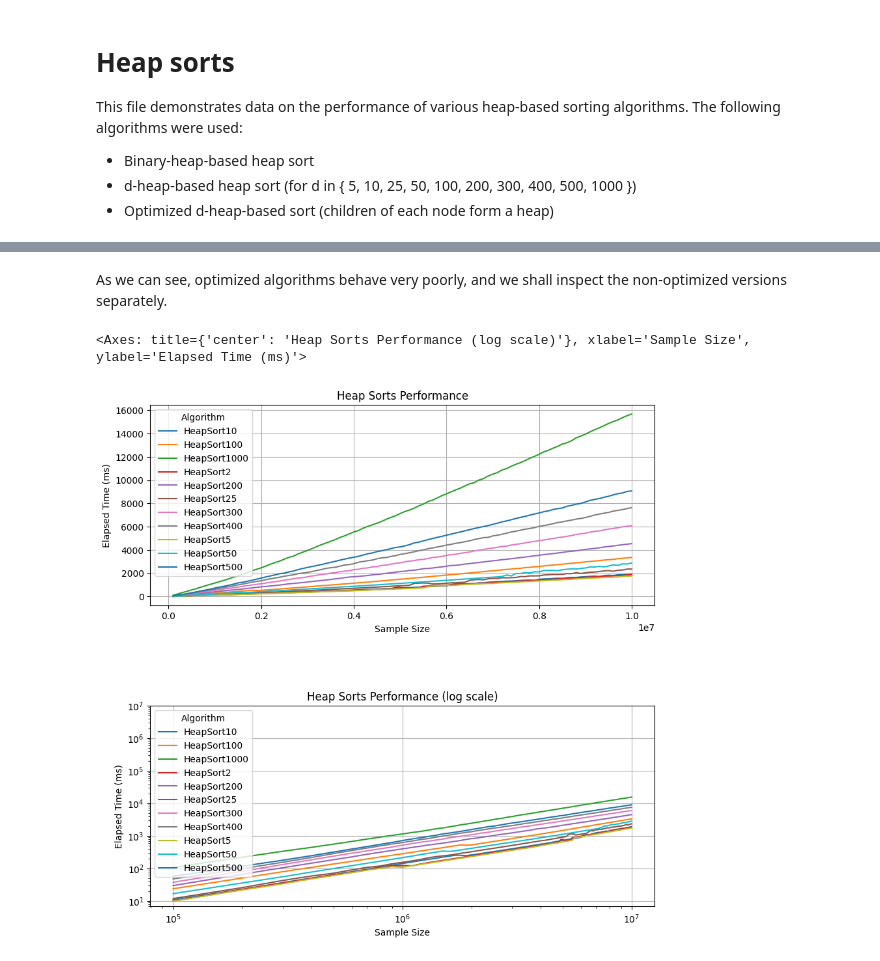
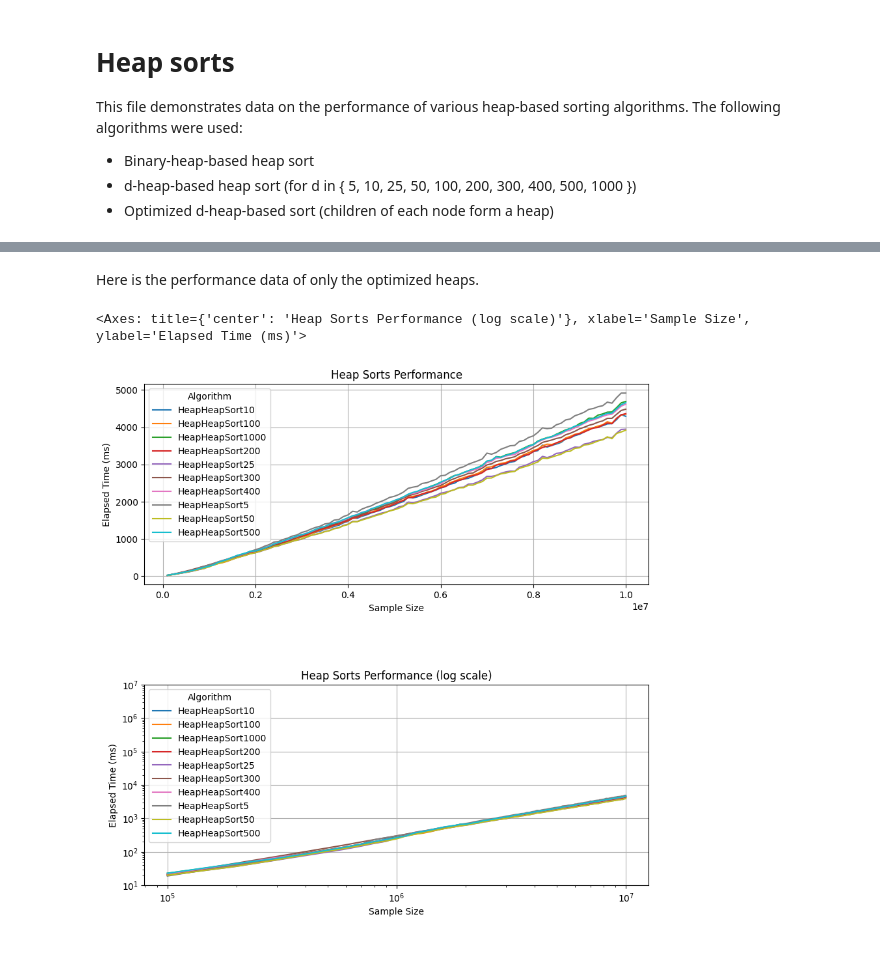
Before and after one commit to MeerkatBoss/HeapPractice, a Jupyter notebook: heap_sort.ipynb, the cells around one changed output, grey strips where cells are left out. Cells and saved outputs as stored; diff of their text form; code cells hidden in the pictures.

```diff
--- a/heap_sort.ipynb
+++ b/heap_sort.ipynb
@@ -17,7 +16,7 @@ import pandas as pd
 import numpy as np
 import matplotlib.pyplot as plt
 # %%
-csv_files = ["results/bin_heap_sort.csv", "results/heap_sort.csv"]
+csv_files = ["results/heap_sort.csv"]
 df = pd.concat((pd.read_csv(f) for f in csv_files), ignore_index=True)
 df = df.pivot(index="Sample Size", columns="Algorithm", values="Elapsed Time (ms)")
 print(df.head(3))
@@ -61,22 +64,22 @@ df[df.values > 0].plot(
-# %% [markdown]
-As we can see, optimized algorithms behave very poorly, and we shall inspect the non-optimized versions separately.
+# %% [markdown]
+Here is the performance data of only the optimized heaps.
 # %%
 figure, axes = plt.subplots(nrows=2, ncols=1, figsize=(10, 10))
 linear_scale, log_scale = axes
 figure.subplots_adjust(hspace=0.5)
-heap_cols = [col for col in df.columns if "HeapHeap" not in col]
-df[heap_cols].plot(
+hh_df = df[[col for col in df.columns if "HeapHeap" in col]]
+hh_df.plot(
         ax=linear_scale,
         ylabel="Elapsed Time (ms)",
         title="Heap Sorts Performance",
         grid=True)
-df[heap_cols][df.values > 0].plot(
+hh_df[hh_df.values > 0].plot(
         ax=log_scale,
         loglog=True,
         ylabel="Elapsed Time (ms)",
         title="Heap Sorts Performance (log scale)",
         yticks=np.logspace(1, 7, 7, base=10),
         grid=True)
 # %% [output]
 <Axes: title={'center': 'Heap Sorts Performance (log scale)'}, xlabel='Sample Size', ylabel='Elapsed Time (ms)'>
-[figure, old version]
+[figure, new version]
```
Also changed, not shown: parts of 7 cells of this notebook.
